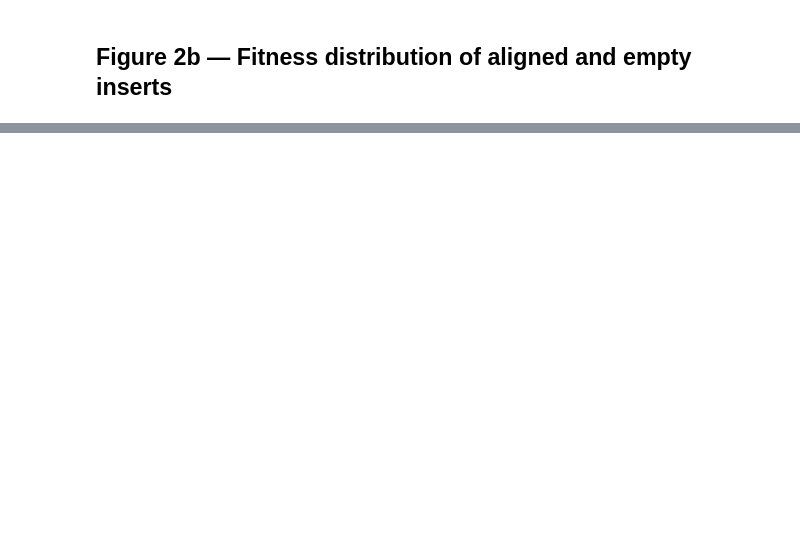
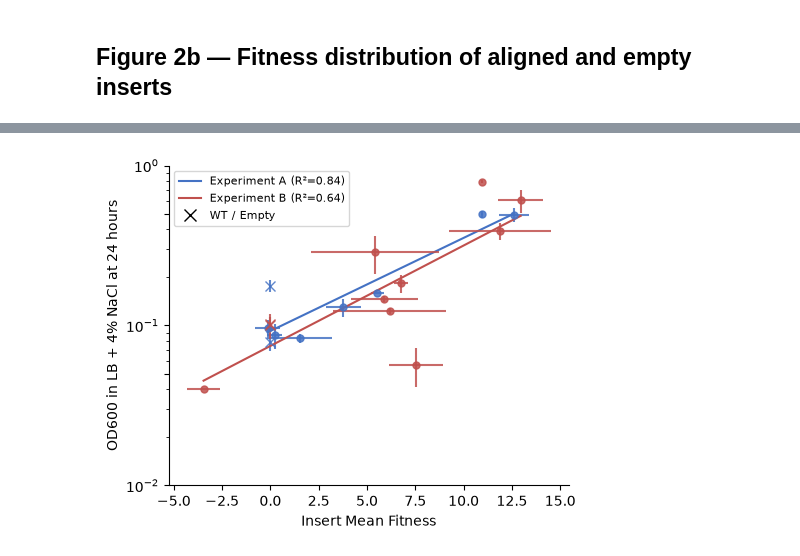
Before and after one commit to Pioneer-Research-Labs/11-genome-hgt-publication, a Jupyter notebook: figure_code/figure2.ipynb, the cells around one changed output, grey strips where cells are left out. Saved outputs shown, nothing was run; the diff lists cells and outputs as text; code cells hidden in the pictures; blank space fills up the shorter version.

Commit message:
continue updates from reviews

```diff
--- a/figure_code/figure2.ipynb
+++ b/figure_code/figure2.ipynb
@@ -223,0 +273,10 @@ fig.savefig(RESULTS_DIR / "figure2b_insert_fitness_distribution.pdf", bbox_inche
+# %%
+validation_data = pd.read_csv(DATA_DIR / "clonal_validation_data.csv")
+
+validation_data_wFitness = validation_data.merge(bc_fitness_means[["bc_sequence", "mean_fitness_corrected", "std_fitness"]],
+                                                  left_on = "Barcode", right_on = "bc_sequence", how = "left")
+
+### Fill NA with 0
+validation_data_wFitness["mean_fitness_corrected"] = validation_data_wFitness["mean_fitness_corrected"].fillna(0)
+validation_data_wFitness["std_fitness"] = validation_data_wFitness["std_fitness"].fillna(0)
+validation_data_wFitness.head()
@@ -223,0 +290,48 @@ fig.savefig(RESULTS_DIR / "figure2b_insert_fitness_distribution.pdf", bbox_inche
+# %%
+from matplotlib.lines import Line2D
+
+COLORS = {"A": "#4472C4", "B": "#C0504D"}
+CONTROL_STRAINS = ["s.Ek.E.01683", "s.Ek.X.01535"]  # Empty, WT
+
+expt_AB = validation_data_wFitness[validation_data_wFitness["Experiment"].isin(["A", "B"])].copy()
+expt_AB["log_od600"] = np.log2(expt_AB["OD600_corrected_mean"])
+expt_AB["is_control"] = expt_AB["Strain Name"].isin(CONTROL_STRAINS)
+
+fig, ax = plt.subplots(figsize=(5, 4))
+
+for expt, color in COLORS.items():
+    sub = expt_AB[expt_AB["Experiment"] == expt]
+
+    for is_control, marker, ms in [(False, "o", 5), (True, "x", 7)]:
+        pts = sub[sub["is_control"] == is_control]
+        if pts.empty:
+            continue
+        ax.errorbar(
+            pts["mean_fitness_corrected"], pts["OD600_corrected_mean"],
+            yerr=pts["OD600_corrected_std"], xerr=pts["std_fitness"],
+            fmt=marker, color=color, ecolor=color, alpha=0.85, markersize=ms,
+        )
+
+    # Best-fit line: regression is fit on log10(OD600), since the y-axis is log-scaled.
+    fit = smf.ols("log_od600 ~ mean_fitness_corrected", data=sub).fit()
+    x_line = np.linspace(sub["mean_fitness_corrected"].min(), sub["mean_fitness_corrected"].max(), 100)
+    y_line = 2 ** fit.predict(pd.DataFrame({"mean_fitness_corrected": x_line}))
+    ax.plot(x_line, y_line, color=color, linewidth=1.5,
+            label=f"Experiment {expt} (R²={fit.rsquared:.2f})")
+
+# Marker-shape legend entry for the WT/Empty controls (color is already keyed to experiment above).
+control_proxy = Line2D([], [], color="black", marker="x", linestyle="none", markersize=8)
+handles, labels = ax.get_legend_handles_labels()
+ax.legend(handles=handles + [control_proxy], labels=labels + ["WT / Empty"], fontsize=8)
+
+ax.set_xlabel("Insert Mean Fitness")
+ax.set_yscale("log")
+ax.set_yticks([0.01, 0.05, 0.1, 0.5, 1])
+ax.set_ylabel("OD600 in LB + 4% NaCl at 24 hours")
+ax.spines[["top", "right"]].set_visible(False)
+plt.tight_layout()
+plt.show()
+
+fig.savefig(RESULTS_DIR / "figure2c_validation_experiment.pdf", bbox_inches="tight")
+# %% [output]
+[figure, added]
```
Also changed, not shown: parts of 21 cells of this notebook, 6 other files.
